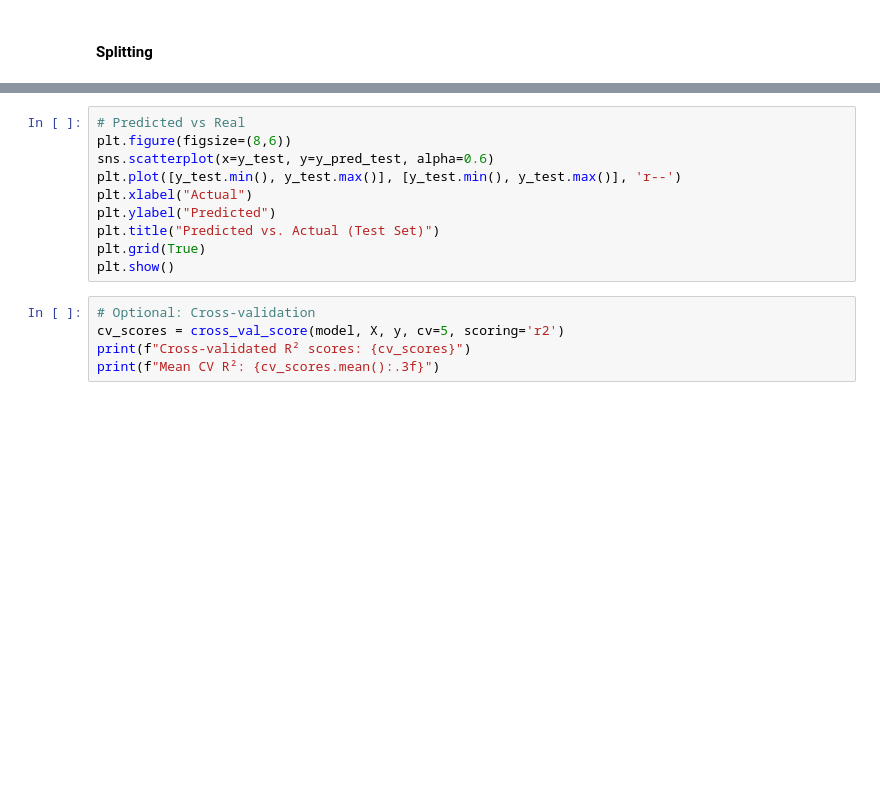
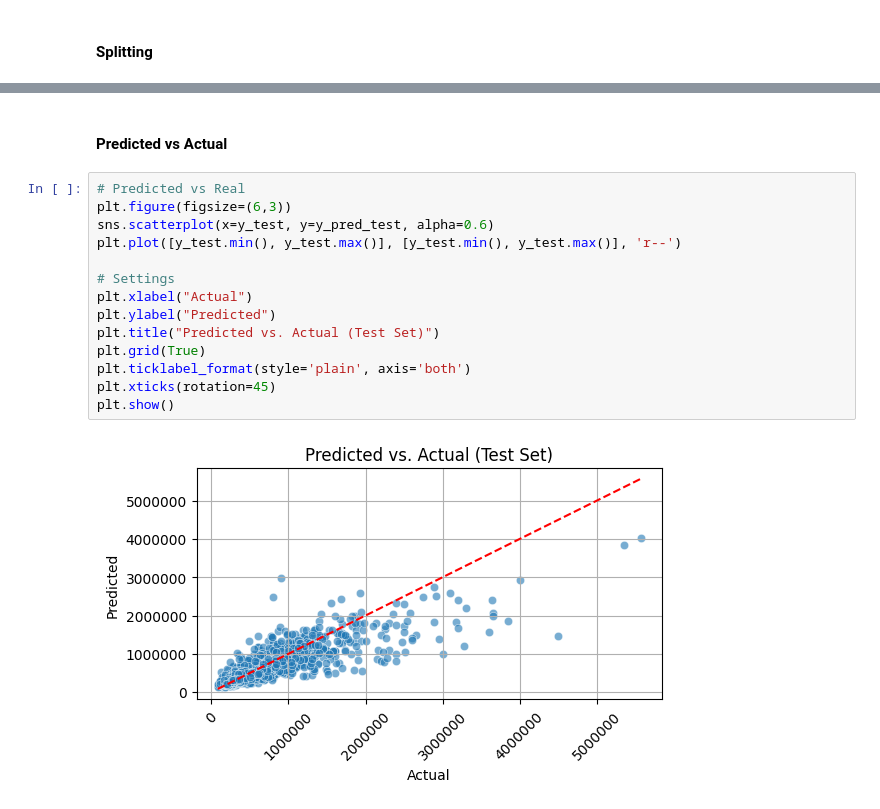
Before and after one commit to paulinhok14/phdata-mle-assessment, a Jupyter notebook: notebooks/model_evaluation.ipynb, the cells around one changed output, grey strips where cells are left out. Cells and saved outputs as stored; diff of their text form; blank space fills up the shorter version.

```diff
--- a/notebooks/model_evaluation.ipynb
+++ b/notebooks/model_evaluation.ipynb
@@ -79,15 +109,18 @@ plt.show()
+# %% [markdown]
+#### Predicted vs Actual
 # %%
 # Predicted vs Real
-plt.figure(figsize=(8,6))
+plt.figure(figsize=(6,3))
 sns.scatterplot(x=y_test, y=y_pred_test, alpha=0.6)
 plt.plot([y_test.min(), y_test.max()], [y_test.min(), y_test.max()], 'r--')
+
+# Settings
 plt.xlabel("Actual")
 plt.ylabel("Predicted")
 plt.title("Predicted vs. Actual (Test Set)")
 plt.grid(True)
+plt.ticklabel_format(style='plain', axis='both')
+plt.xticks(rotation=45)
 plt.show()
+# %% [output]
+[figure, added]
-# %%
-# Optional: Cross-validation
-cv_scores = cross_val_score(model, X, y, cv=5, scoring='r2')
-print(f"Cross-validated R² scores: {cv_scores}")
-print(f"Mean CV R²: {cv_scores.mean():.3f}")
```
Also changed, not shown: parts of 20 cells of this notebook, 1 other file.
